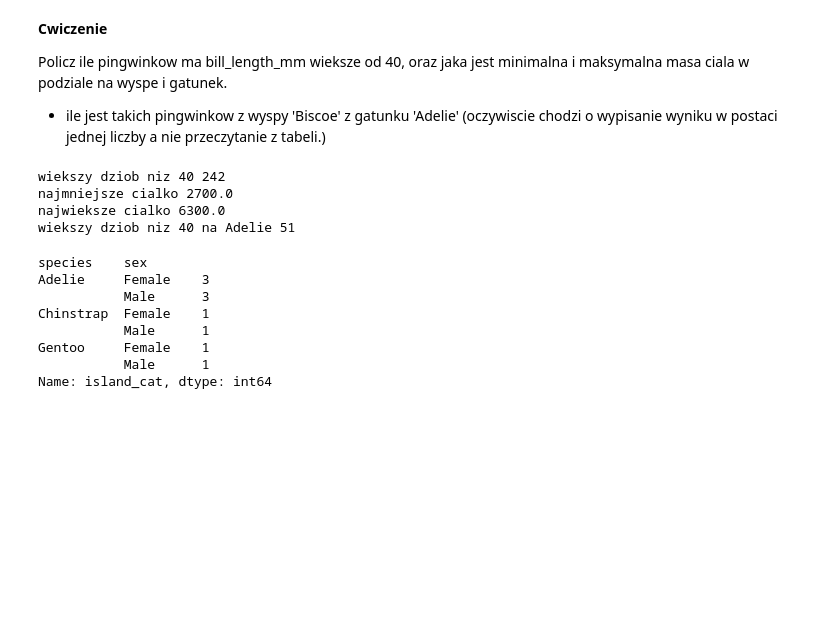
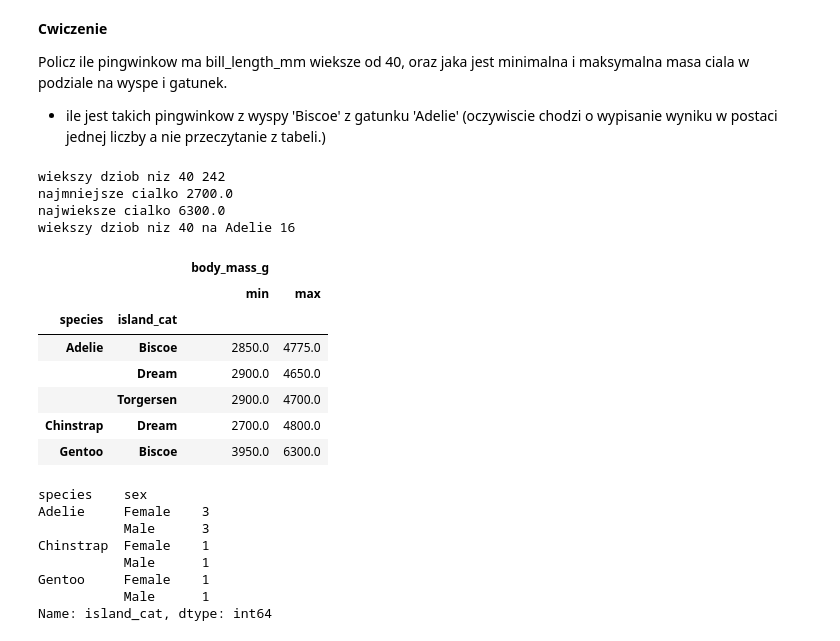
Before and after one commit to mkjmdski/aiwd-python2, a Jupyter notebook: groupby.ipynb, the cells around one changed output. Cells and saved outputs as stored; diff of their text form; code cells hidden in the pictures; blank space fills up the shorter version.

```diff
--- a/groupby.ipynb
+++ b/groupby.ipynb
@@ -322,20 +322,43 @@ Policz ile pingwinkow ma bill_length_mm wieksze od 40, oraz jaka jest minimalna
 # %%
 import seaborn as sns
 import pandas as pd
 import numpy as np
 
 df_pingwinki = sns.load_dataset('penguins')
 df_pingwinki['island_cat'] = pd.Categorical(df_pingwinki['island'])
 
 print('wiekszy dziob niz 40', df_pingwinki.query('bill_length_mm > 40').shape[0])
 print('najmniejsze cialko', df_pingwinki['body_mass_g'].min())
 print('najwieksze cialko', df_pingwinki['body_mass_g'].max())
-print('wiekszy dziob niz 40 na Adelie', df_pingwinki.query('bill_length_mm > 40 and species == "Adelie"').shape[0])
+print('wiekszy dziob niz 40 na Adelie',
+      df_pingwinki
+        .query('bill_length_mm > 40')
+        .query('species == "Adelie"')
+        .query('island_cat == "Biscoe"')
+        .shape[0])
+
+df_pingwinki.groupby(
+    [
+        'species',
+        'island_cat'
+    ],
+    observed=True
+).agg({
+    'body_mass_g': ['min', 'max']
+})
 # %% [output]
 wiekszy dziob niz 40 242
 najmniejsze cialko 2700.0
 najwieksze cialko 6300.0
-wiekszy dziob niz 40 na Adelie 51
+wiekszy dziob niz 40 na Adelie 16
+|  |  | body_mass_g |  |
+|  |  | min | max |
+| species | island_cat |  |  |
+| Adelie | Biscoe | 2850.0 | 4775.0 |
+|  | Dream | 2900.0 | 4650.0 |
+|  | Torgersen | 2900.0 | 4700.0 |
+| Chinstrap | Dream | 2700.0 | 4800.0 |
+| Gentoo | Biscoe | 3950.0 | 6300.0 |
 # %%
 df_pingwinki.groupby(['species','sex'])['island_cat'].nunique()
 # %% [output]
```
